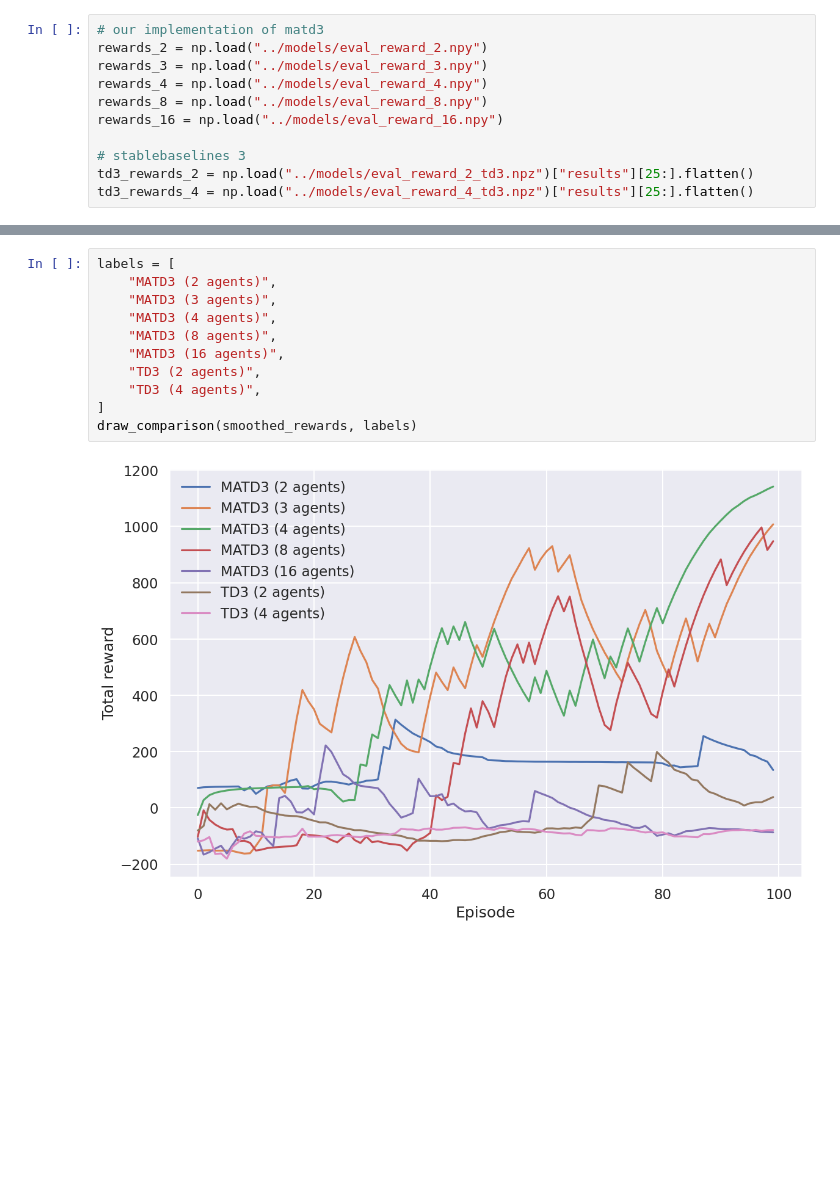
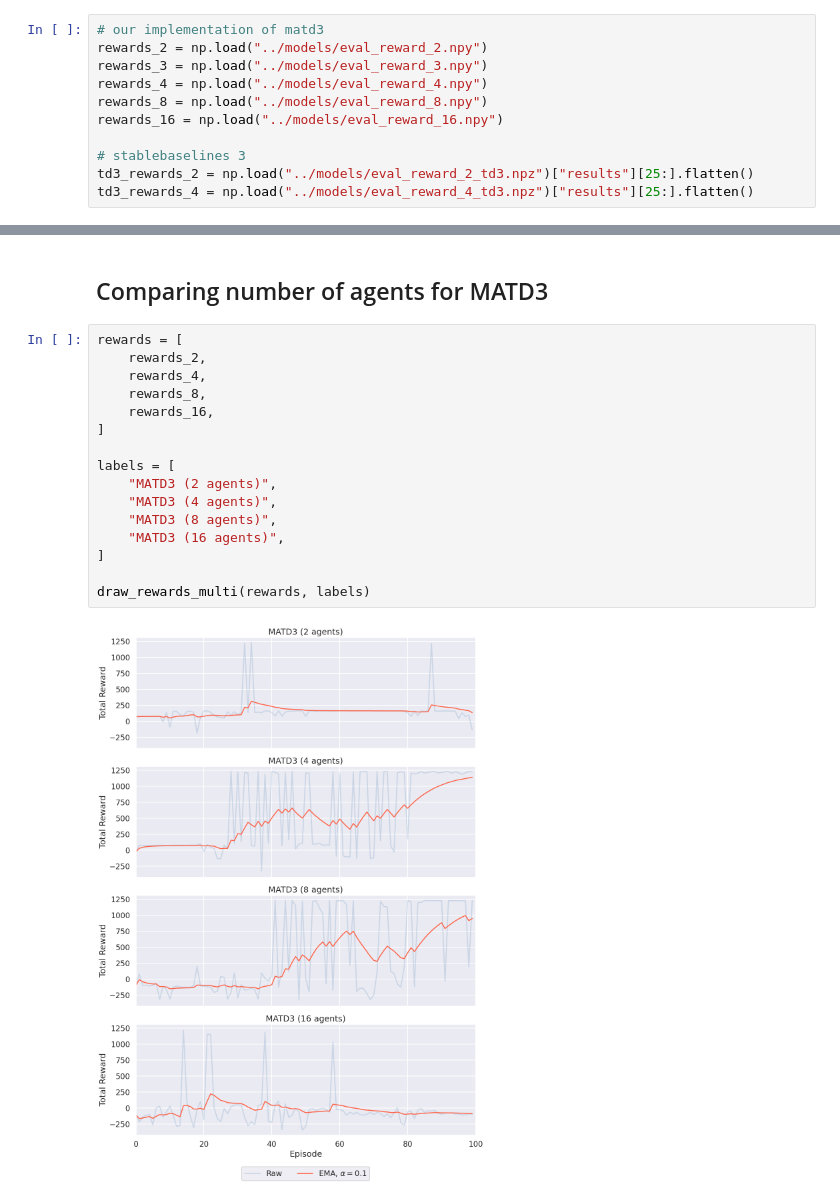
Before and after one commit to kzqiu/flock, a Jupyter notebook: examples/analysis.ipynb, the cells around one changed output, grey strips where cells are left out. Cells and saved outputs as stored; diff of their text form; blank space fills up the shorter version.

Commit message:
Final figures.

```diff
--- a/examples/analysis.ipynb
+++ b/examples/analysis.ipynb
@@ -103,13 +130,20 @@ smoothed_rewards.append(draw_rewards(td3_rewards_4, 4))
+# %% [markdown]
+## Comparing number of agents for MATD3
 # %%
+rewards = [
+    rewards_2,
+    rewards_4,
+    rewards_8,
+    rewards_16,
+]
+
 labels = [
     "MATD3 (2 agents)",
-    "MATD3 (3 agents)",
     "MATD3 (4 agents)",
     "MATD3 (8 agents)",
     "MATD3 (16 agents)",
-    "TD3 (2 agents)",
-    "TD3 (4 agents)",
 ]
-draw_comparison(smoothed_rewards, labels)
+
+draw_rewards_multi(rewards, labels)
 # %% [output]
-[figure, old version]
+[figure, new version]
```
Also changed, not shown: parts of 12 cells of this notebook.
